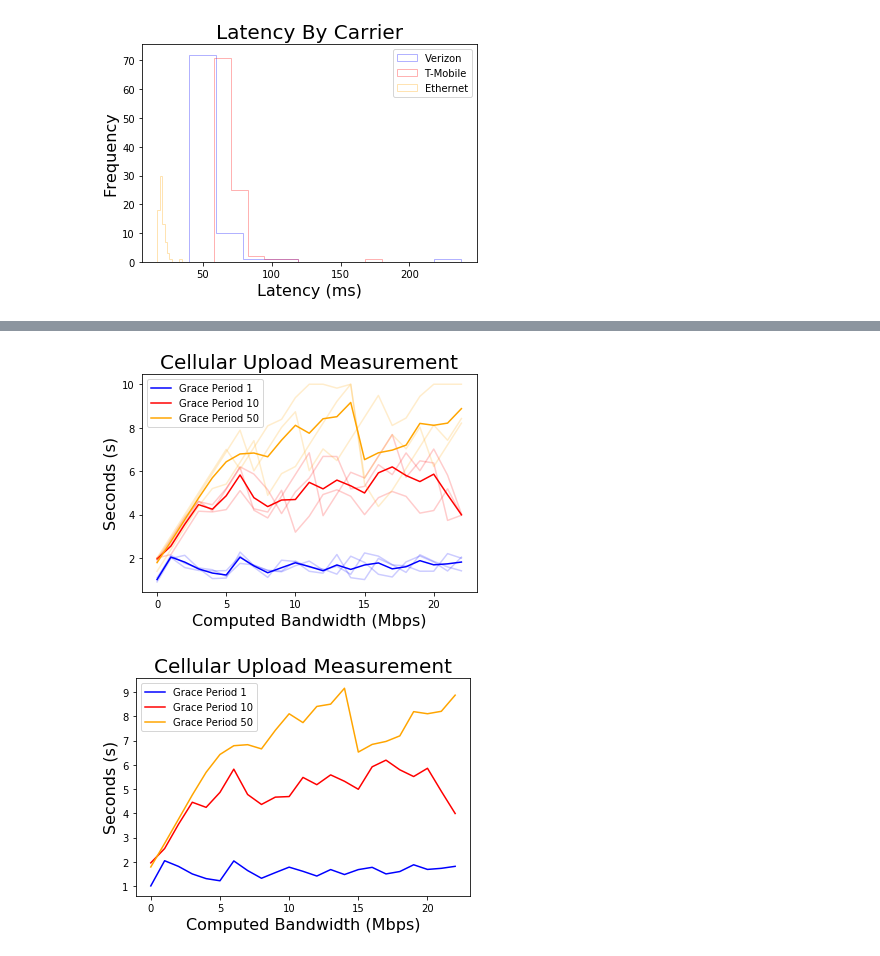
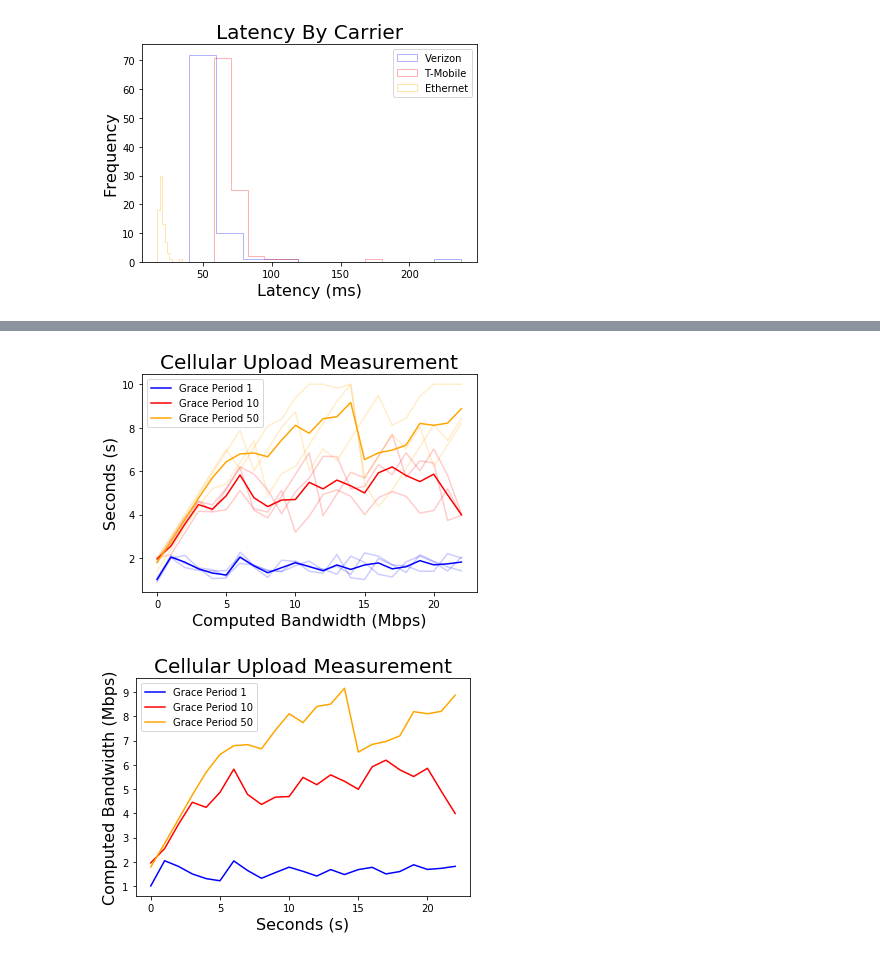
Before and after one commit to jerrychen017/cellular-measurement, a Jupyter notebook: report/graphing.ipynb, the cells around one changed output, grey strips where cells are left out. Saved outputs shown, nothing was run; the diff lists cells and outputs as text; code cells hidden in the pictures.

```diff
--- a/report/graphing.ipynb
+++ b/report/graphing.ipynb
@@ -409,7 +409,7 @@ plotLines(avg_grace_1_upload, avg_grace_10_upload, avg_grace_50_upload, 'Compute
 # %%
-plotLinesExtra(avg_grace_1_download, grace_1_download, avg_grace_10_download, grace_10_download, avg_grace_50_download, grace_50_download, 'Computed Bandwidth (Mbps)', 'Seconds (s)', 'Cellular Upload Measurement')
-plotLines(avg_grace_1_download, avg_grace_10_download, avg_grace_50_download, 'Computed Bandwidth (Mbps)', 'Seconds (s)', 'Cellular Upload Measurement')
+plotLinesExtra(avg_grace_1_download, grace_1_download, avg_grace_10_download, grace_10_download, avg_grace_50_download, grace_50_download, 'Seconds (s)', 'Computed Bandwidth (Mbps)', 'Cellular Upload Measurement')
+plotLines(avg_grace_1_download, avg_grace_10_download, avg_grace_50_download, 'Seconds (s)', 'Computed Bandwidth (Mbps)', 'Cellular Upload Measurement')
 # %% [output]
 [figure]
-[figure, old version]
+[figure, new version]
 # %%
```
Also changed, not shown: parts of 2 cells of this notebook.
